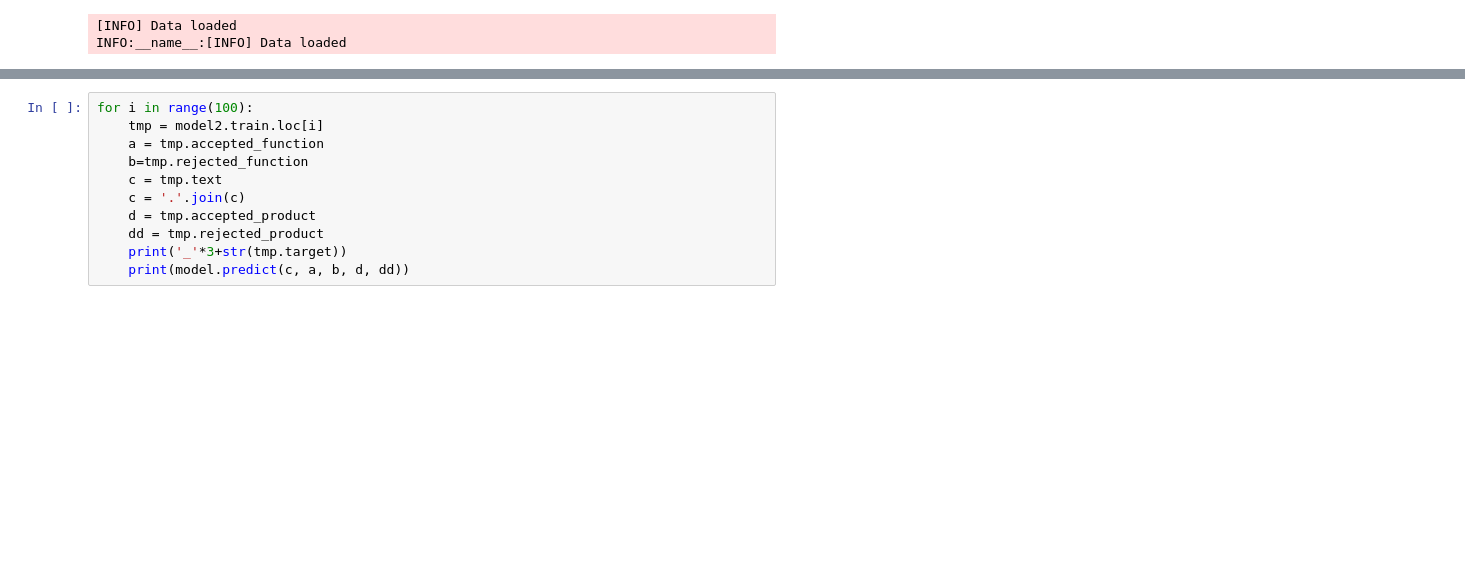
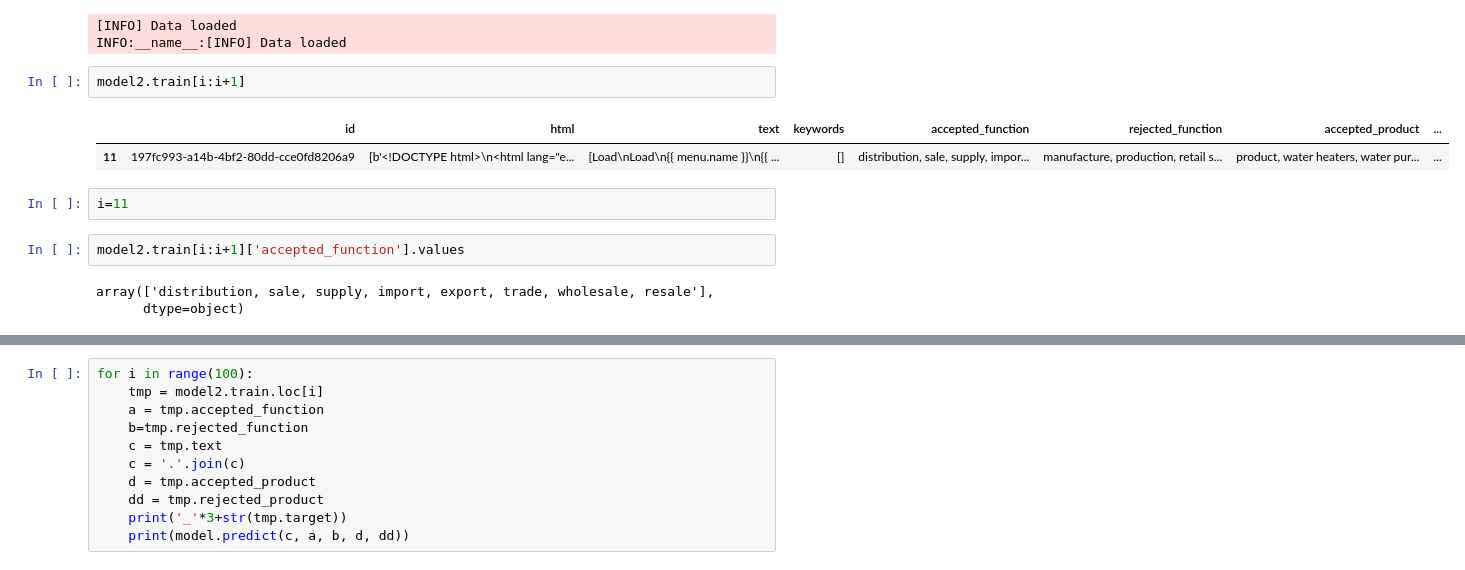
Before and after one commit to trokhymovych/Delloite_hackathon_API, a Jupyter notebook: Module_testing.ipynb, the cells around one changed output, grey strips where cells are left out. Saved outputs shown, nothing was run; the diff lists cells and outputs as text; blank space fills up the shorter version.

```diff
--- a/Module_testing.ipynb
+++ b/Module_testing.ipynb
@@ -9,3 +9,15 @@ model2.load_data()
 # %% [output]
 [INFO] Data loaded
 INFO:__name__:[INFO] Data loaded
+# %%
+model2.train[i:i+1]
+# %% [output]
+|  | id | html | text | keywords | accepted_function | rejected_function | accepted_product | ... |
+| 11 | 197fc993-a14b-4bf2-80dd-cce0fd8206a9 | [b'<!DOCTYPE html>\n<html lang="e... | [Load\nLoad\n{{ menu.name }}\n{{ ... | [] | distribution, sale, supply, impor... | manufacture, production, retail s... | product, water heaters, water pur... | ... |
+# %%
+i=11
+# %%
+model2.train[i:i+1]['accepted_function'].values
+# %% [output]
+array(['distribution, sale, supply, import, export, trade, wholesale, resale'],
+      dtype=object)
```
Also changed, not shown: parts of 7 cells of this notebook, 29 other files.
